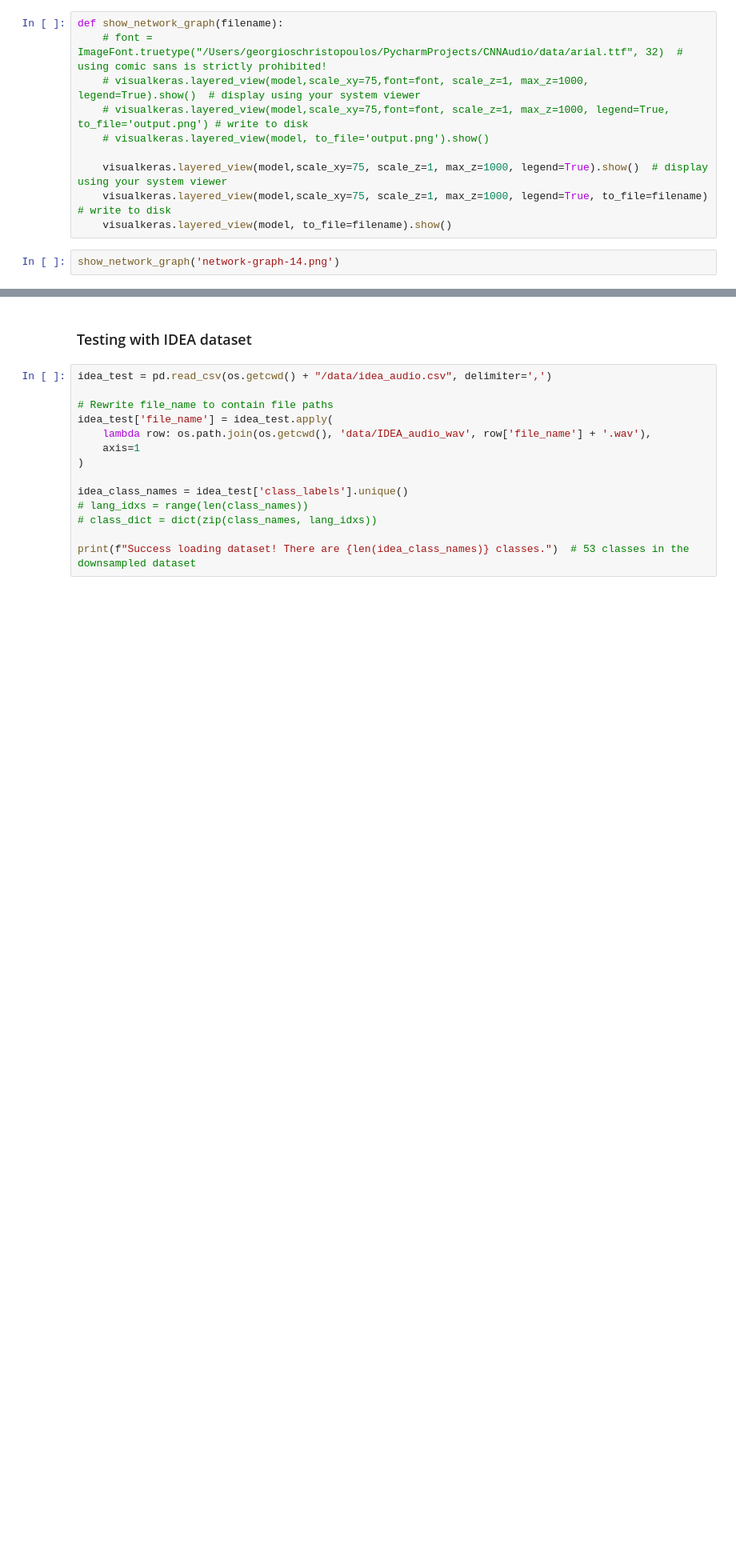
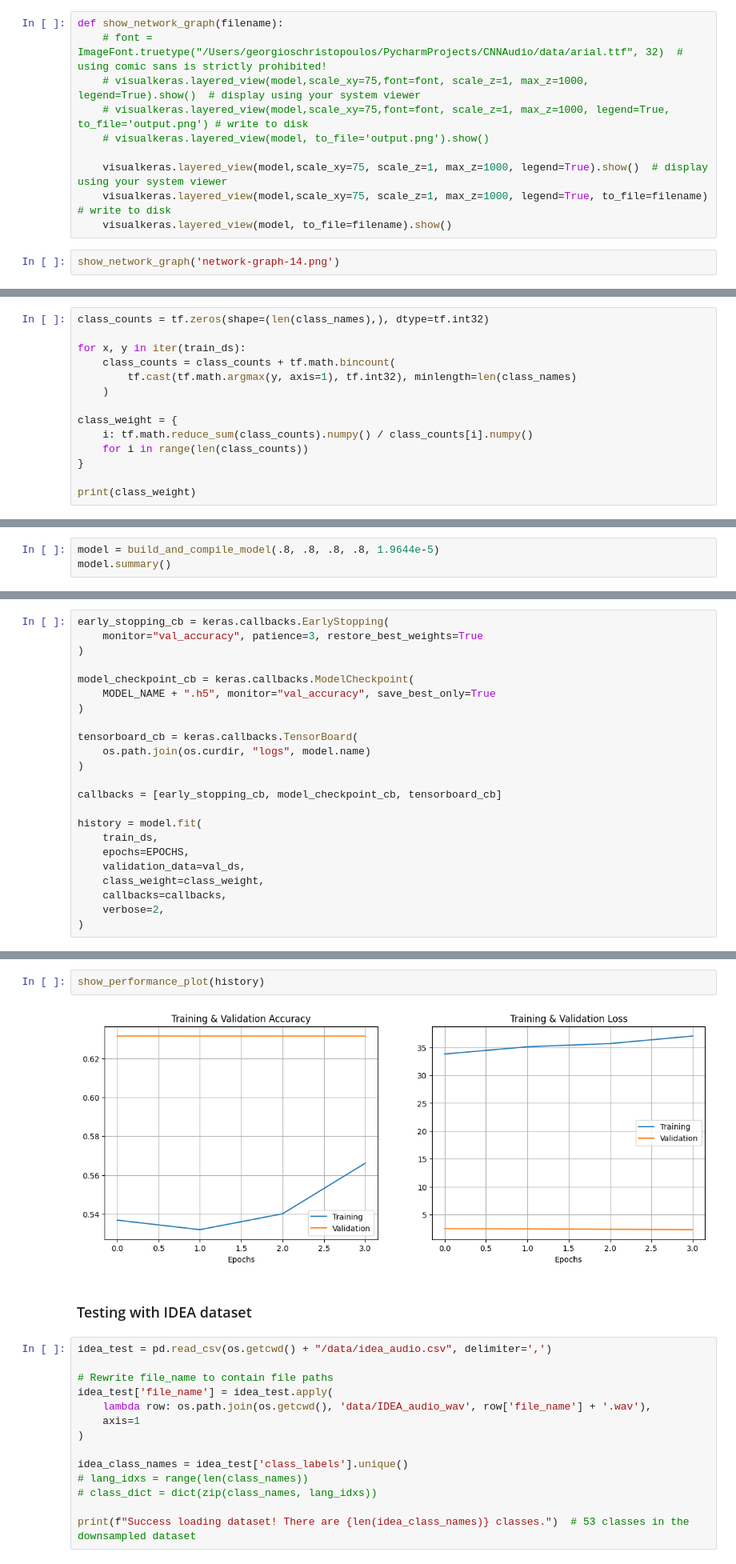
Before and after one commit to PMahhov/Accent-Detection, a Jupyter notebook: main8.ipynb, the cells around one changed output, grey strips where cells are left out. Shown at 80% size. Cells and saved outputs as stored; diff of their text form; blank space fills up the shorter version.

```diff
--- a/main8.ipynb
+++ b/main8.ipynb
@@ -361,0 +419,14 @@ show_network_graph('network-graph-14.png')
+# %%
+class_counts = tf.zeros(shape=(len(class_names),), dtype=tf.int32)
+
+for x, y in iter(train_ds):
+    class_counts = class_counts + tf.math.bincount(
+        tf.cast(tf.math.argmax(y, axis=1), tf.int32), minlength=len(class_names)
+    )
+
+class_weight = {
+    i: tf.math.reduce_sum(class_counts).numpy() / class_counts[i].numpy()
+    for i in range(len(class_counts))
+}
+
+print(class_weight)
@@ -361,0 +435,3 @@ show_network_graph('network-graph-14.png')
+# %%
+model = build_and_compile_model(.8, .8, .8, .8, 1.9644e-5)
+model.summary()
@@ -361,0 +456,23 @@ show_network_graph('network-graph-14.png')
+# %%
+early_stopping_cb = keras.callbacks.EarlyStopping(
+    monitor="val_accuracy", patience=3, restore_best_weights=True
+)
+
+model_checkpoint_cb = keras.callbacks.ModelCheckpoint(
+    MODEL_NAME + ".h5", monitor="val_accuracy", save_best_only=True
+)
+
+tensorboard_cb = keras.callbacks.TensorBoard(
+    os.path.join(os.curdir, "logs", model.name)
+)
+
+callbacks = [early_stopping_cb, model_checkpoint_cb, tensorboard_cb]
+
+history = model.fit(
+    train_ds,
+    epochs=EPOCHS,
+    validation_data=val_ds,
+    class_weight=class_weight,
+    callbacks=callbacks,
+    verbose=2,
+)
@@ -362,3 +497,7 @@ show_network_graph('network-graph-14.png')
+# %%
+show_performance_plot(history)
+# %% [output]
+[figure, added]
 # %% [markdown]
 ### Testing with IDEA dataset
 # %%
```
Also changed, not shown: parts of 7 cells of this notebook.
